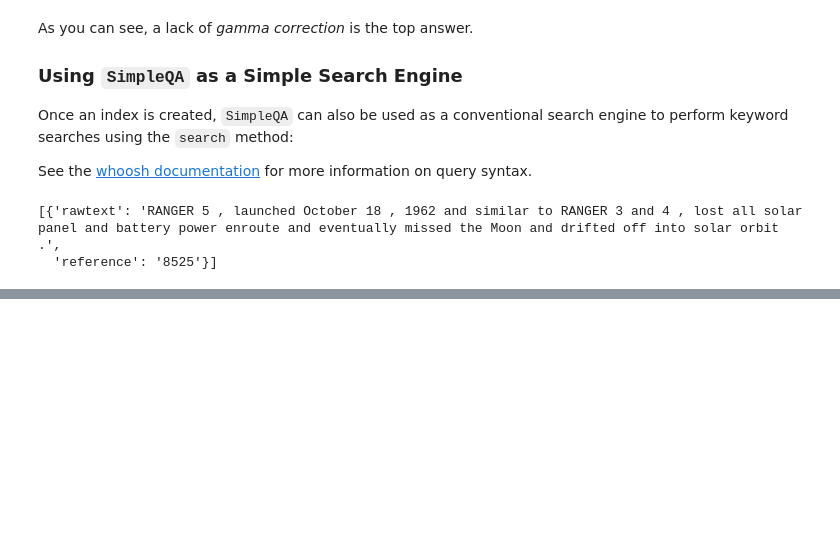
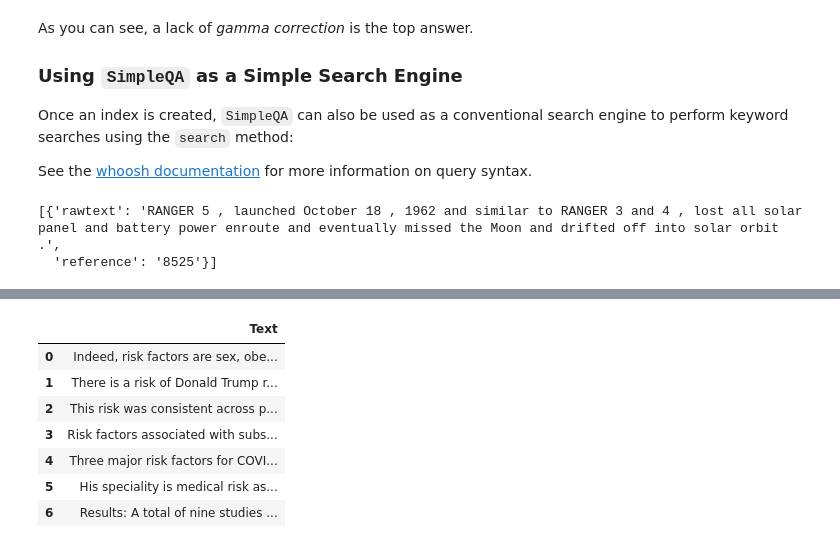
Before and after one commit to fassamfs/NLP-SAMBD-EN-2021, a Jupyter notebook: qa_practice/question_answering_with_bert.ipynb, the cells around one changed output, grey strips where cells are left out. Drawn from its saved outputs; the diff is of its cells as text; code cells hidden in the pictures; blank space fills up the shorter version.

```diff
--- a/qa_practice/question_answering_with_bert.ipynb
+++ b/qa_practice/question_answering_with_bert.ipynb
@@ -224,0 +231,27 @@ qa.search(' "solar orbit" AND "battery power" ') # find documents that contain b
+# %%
+data = [
+'Indeed, risk factors are sex, obesity, genetic factors and mechanical factors (3) .',
+'There is a risk of Donald Trump running again in 2024.',
+"""This risk was consistent across patients stratified by history of CVD, risk factors
+but no CVD, and neither CVD nor risk factors.""",
+"""Risk factors associated with subsequent death include older age, hypertension, diabetes,
+ischemic heart disease, obesity and chronic lung disease; however, sometimes
+there are no obvious risk factors .""",
+'Three major risk factors for COVID-19 were sex (male), age (≥60), and severe pneumonia.',
+'His speciality is medical risk assessments, and he is 30 years old.',
+"""Results: A total of nine studies including 356 patients were included in this study,
+the mean age was 52.4 years and 221 (62.1%) were male."""]
+
+import pandas as pd
+pd.set_option("display.max_colwidth", None)
+df = pd.DataFrame(data, columns=['Text'])
+df.head(10)
+# %% [output]
+|  | Text |
+| 0 | Indeed, risk factors are sex, obe... |
+| 1 | There is a risk of Donald Trump r... |
+| 2 | This risk was consistent across p... |
+| 3 | Risk factors associated with subs... |
+| 4 | Three major risk factors for COVI... |
+| 5 | His speciality is medical risk as... |
+| 6 | Results: A total of nine studies ... |
```
Also changed, not shown: parts of 5 cells of this notebook.
